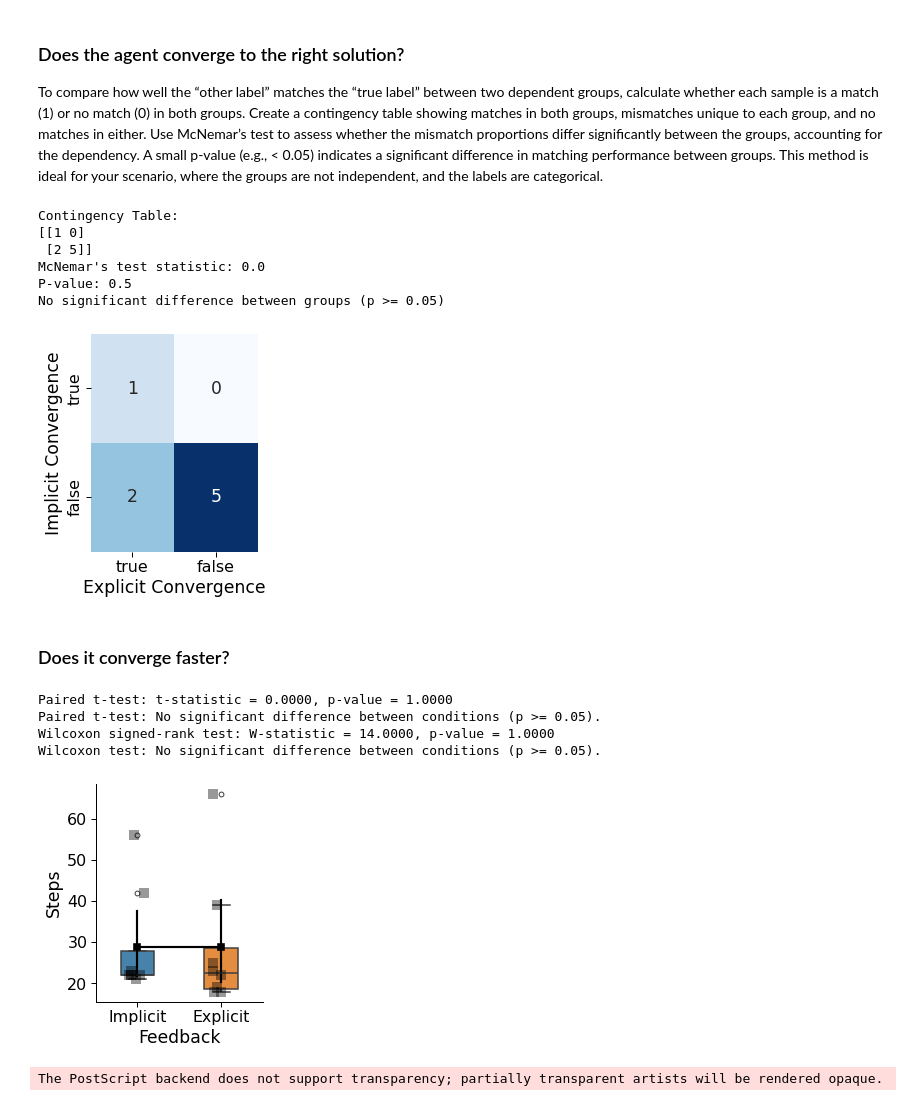
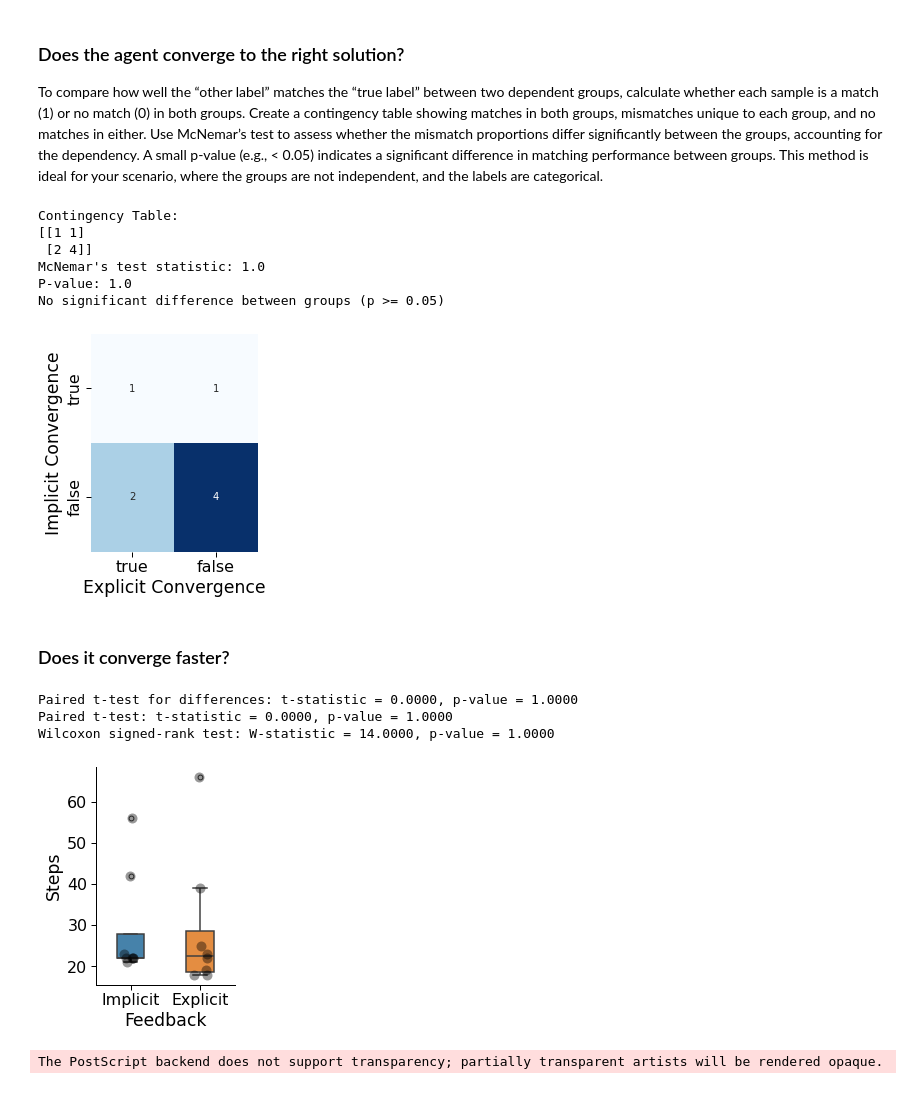
Before and after one commit to lukasgehrke/neuroadaptive-xr, a Jupyter notebook: notebooks/implicit_vs_explicit.ipynb, the cells around one changed output. Drawn from its saved outputs; the diff is of its cells as text; code cells hidden in the pictures.

```diff
--- a/notebooks/implicit_vs_explicit.ipynb
+++ b/notebooks/implicit_vs_explicit.ipynb
@@ -12,7 +12,7 @@ fname_participants = 'participants.csv'
 
 design = pd.read_csv(path + fname_dmatrix, delimiter=';')
 
-design = design.groupby(['id', 'hapticProfile']).head(10)
+# design = design.groupby(['id', 'hapticProfile']).head(10)
 
 df_grouped = design.groupby(['id', 'hapticProfile']).mean()
 
@@ -22,7 +22,7 @@ df_participants = pd.read_csv(path + fname_participants)
 # discard rows from df_participants where Pilot is Broken
 df_participants = df_participants[df_participants['Pilot'] != 'broken']
 # only where Pilot is no
-# df_participants = df_participants[df_participants['Pilot'] == 'no'] # TODO add in after recordings are done
+df_participants = df_participants[df_participants['Pilot'] == 'no']
 # %% [markdown]
 Trial Ratings vs. Exit Interview Preference: [ ] correlation of condition name with highest mean rating with notion table column 'Preference' - not really that important though, just more of a dummy check, but looking good in pilot data so far
 # %%
@@ -114,49 +114,49 @@ with sns.plotting_context('paper', font_scale = 1.8):
     fig.savefig(title + '.png', format='png', transparent=True, bbox_inches='tight', dpi=300)
 # %% [output]
 Contingency Table:
-[[1 0]
- [2 5]]
-McNemar's test statistic: 0.0
-P-value: 0.5
+[[1 1]
+ [2 4]]
+McNemar's test statistic: 1.0
+P-value: 1.0
 No significant difference between groups (p >= 0.05)
-[figure, old version]
+[figure, new version]
 # %% [markdown]
 ### Does it converge faster?
 # %%
 import numpy as np
-from scipy.stats import ttest_rel, wilcoxon
+from scipy.stats import ttest_rel, ttest_1samp, wilcoxon
 
 steps_implicit = merged_df['Steps_Implicit']
 steps_explicit = merged_df['Steps_Explicit']
 
 # Compute the differences
 differences = steps_explicit - steps_implicit
+t_stat_diff, p_ttest_diff = ttest_1samp(differences, 0)
+print(f"Paired t-test for differences: t-statistic = {t_stat_diff:.4f}, p-value = {p_ttest_diff:.4f}")
 
 # Check normality (optional: Shapiro-Wilk test or visual inspection of histogram)
 # Here, we'll directly choose tests for simplicity.
 
-# 1. Paired t-test (for normal data)
+# # 1. Paired t-test (for normal data)
 t_stat, p_ttest = ttest_rel(steps_implicit, steps_explicit)
 print(f"Paired t-test: t-statistic = {t_stat:.4f}, p-value = {p_ttest:.4f}")
-if p_ttest < 0.05:
-    print("Paired t-test: Significant difference between conditions (p < 0.05).")
-else:
-    print("Paired t-test: No significant difference between conditions (p >= 0.05).")
+# if p_ttest < 0.05:
+#     print("Paired t-test: Significant difference between conditions (p < 0.05).")
+# else:
+#     print("Paired t-test: No significant difference between conditions (p >= 0.05).")
 
 # 2. Wilcoxon signed-rank test (non-parametric)
 w_stat, p_wilcoxon = wilcoxon(steps_implicit, steps_explicit)
 print(f"Wilcoxon signed-rank test: W-statistic = {w_stat:.4f}, p-value = {p_wilcoxon:.4f}")
-if p_wilcoxon < 0.05:
-    print("Wilcoxon test: Significant difference between conditions (p < 0.05).")
-else:
-    print("Wilcoxon test: No significant difference between conditions (p >= 0.05).")
+# if p_wilcoxon < 0.05:
+#     print("Wilcoxon test: Significant difference between conditions (p < 0.05).")
+# else:
+#     print("Wilcoxon test: No significant difference between conditions (p >= 0.05).")
 # %% [output]
+Paired t-test for differences: t-statistic = 0.0000, p-value = 1.0000
 Paired t-test: t-statistic = 0.0000, p-value = 1.0000
-Paired t-test: No significant difference between conditions (p >= 0.05).
 Wilcoxon signed-rank test: W-statistic = 14.0000, p-value = 1.0000
-Wilcoxon test: No significant difference between conditions (p >= 0.05).
 # %%
-import pandas as pd
 import seaborn as sns
 import matplotlib.pyplot as plt
 
@@ -169,38 +169,40 @@ df_melted['Feedback'] = df_melted['Feedback'].replace({'Steps_Implicit': 'Implic
 # Plotting
 title = 'impl_explc_steps'
 with sns.plotting_context('paper', font_scale=1.8):
-    fig, ax = plt.subplots(1, 1, figsize=(3, 4))
+    fig, ax = plt.subplots(1, 1, figsize=(2.5, 4))
     fig.patch.set_alpha(1)
 
     sns.despine()
 
     # Create the boxplot
     ax = sns.boxplot(data=df_melted, x='Feedback', y='Steps', order=['Implicit', 'Explicit'], hue='Feedback', width=.4, linewidth=1.5)
     for patch in ax.patches:  # adapt alpha
         r, g, b, a = patch.get_facecolor()
         patch.set_facecolor((r, g, b, .9))
 
     # Add points to show each observation
-    ax = sns.stripplot(data=df_melted, x='Feedback', y='Steps', s=10, legend= True, marker="s", color = 'black',edgecolor = 'black',alpha=0.4)
+    # ax = sns.stripplot(data=df_melted, x='Feedback', y='Steps', s=10, legend= True, marker="s", color = 'black',edgecolor = 'black',alpha=0.4)
+
+    ax = sns.stripplot(data=df_melted, x='Feedback', y='Steps', jitter=True, size=10, color='black', edgecolor='black', alpha=0.4)
 
     # ax = sns.scatterplot(data = df_melted, x ='Feedback', y='Steps', s=50, legend= True, marker="s", color = 'black',edgecolor = 'black',alpha=0.4)
 
     # Show line connecting means
-    ax = sns.pointplot(data=df_melted, x='Feedback', y='Steps', markers="s", color='black', order=['Implicit', 'Explicit'])
+    # ax = sns.pointplot(data=df_melted, x='Feedback', y='Steps', markers="s", color='black', order=['Implicit', 'Explicit'])
 
     # # Show scatter points
     # ax = sns.scatterplot(data=df_melted, x='Feedback', y='Steps', s=50, legend=False, marker="s", color='black', edgecolor='black', alpha=0.4)
 
     # Customize the plot
     # ax.set_title("Implicit vs Explicit Steps")
     ax.set_ylabel("Steps")
     ax.set_xlabel("Feedback")
 
     plt.show()
 
     fig.savefig(title + '.eps', format='eps', transparent=True, bbox_inches='tight', dpi=300)
     fig.savefig(title + '.svg', format='svg', transparent=True, bbox_inches='tight', dpi=300)
     fig.savefig(title + '.png', format='png', transparent=True, bbox_inches='tight', dpi=300)
 # %% [output]
-[figure, old version]
+[figure, new version]
 The PostScript backend does not support transparency; partially transparent artists will be rendered opaque.
```
Also changed, not shown: 3 other files.
